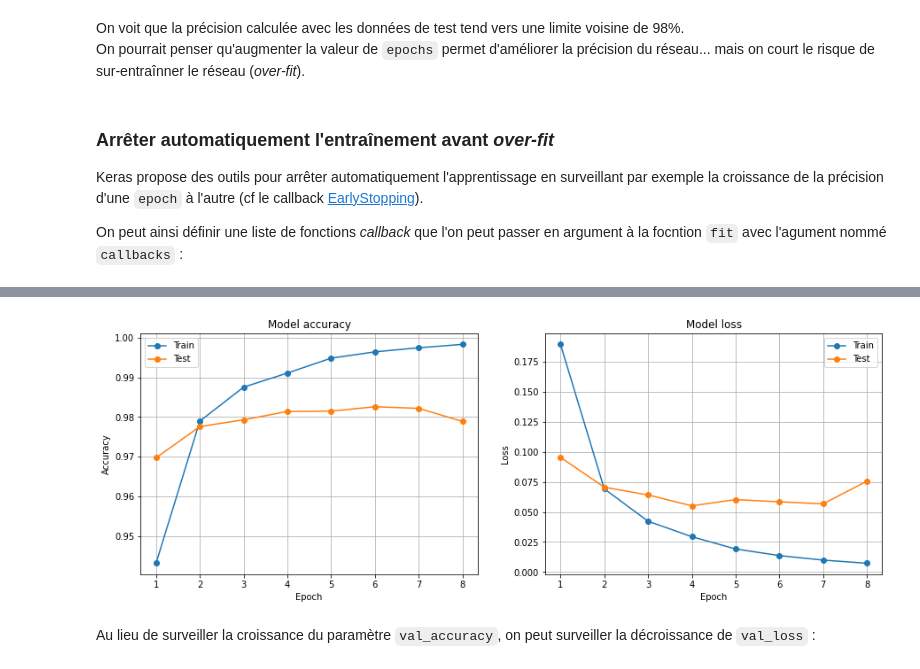
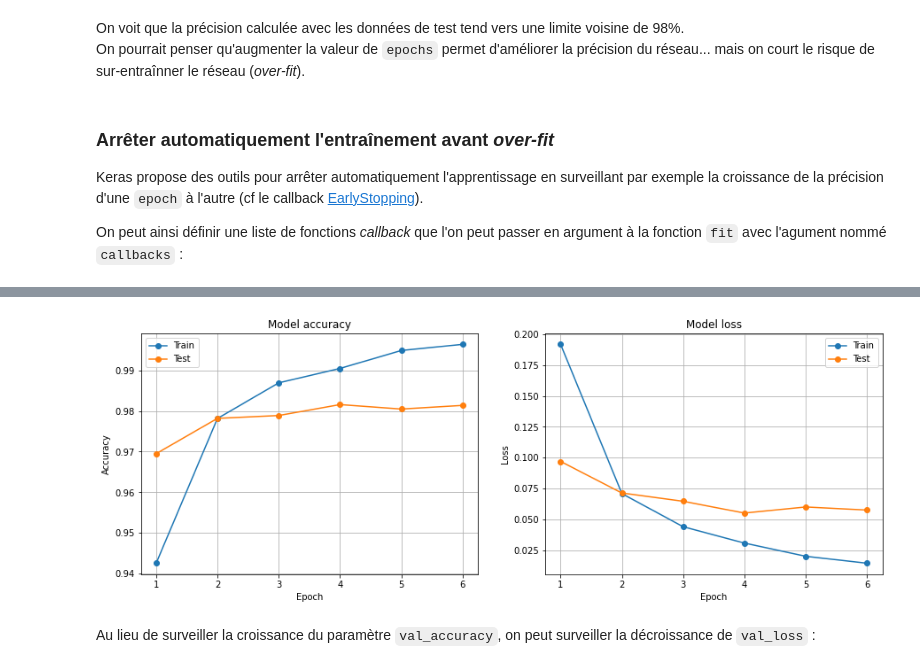
Before and after one commit to cjlux/mnist_tf2, a Jupyter notebook: Sol_TP1_MNIST_dense-full.ipynb, the cells around one changed output, grey strips where cells are left out. Drawn from its saved outputs; the diff is of its cells as text; code cells hidden in the pictures.

```diff
--- a/Sol_TP1_MNIST_dense-full.ipynb
+++ b/Sol_TP1_MNIST_dense-full.ipynb
@@ -548,8 +553,8 @@ $\leadsto$ c'est comme si on avait fait un `model.fit(x_train, y_train, epochs=1
 # %%
 # recharger l'état initial du réseau:
-key = 'model1_initial'
+key = 'model_initial'
 model.load_weights('weights/'+key)
 
 for _ in range(10):
-    hist = model.fit(x_train, y_train, epochs=1, batch_size=128)
+    hist = model.fit(x_train, y_train, epochs=1, batch_size=64)
 # %% [output]
@@ -568,8 +573,8 @@ Dans la cellule suivante, on réinitialise bien l'état initial du réseau **ava
 # %%
 for _ in range(10):
     # recharger l'état initial du réseau:
-    key = 'model1_initial'
+    key = 'model_initial'
     model.load_weights('weights/'+key)
 
-    hist = model.fit(x_train, y_train, epochs=1, batch_size=128)
+    hist = model.fit(x_train, y_train, epochs=1, batch_size=64)
 # %% [output]
@@ -588,9 +593,9 @@ Et dans cet essai, on ré-initialise la graine tensorflow avec `tf.random.set_se
 # %%
 for _ in range(10):
     # recharger l'état initial du réseau:
-    key = 'model1_initial'
+    key = 'model_initial'
     model.load_weights('weights/'+key)
     tf.random.set_seed(SEED)
 
-    hist = model.fit(x_train, y_train, epochs=1, batch_size=128)
+    hist = model.fit(x_train, y_train, epochs=1, batch_size=64)
 # %% [output]
@@ -611,6 +616,6 @@ Pour avoir un indicateur réaliste de la qualité du réseau entraîné on peut
 # %%
 # recharger l'état initial du réseau:
-key = 'model1_initial'
+key = 'model_initial'
 model.load_weights('weights/'+key)
 tf.random.set_seed(SEED)
 
@@ -658,20 +662,20 @@ On pourrait penser qu'augmenter la valeur de `epochs` permet d'améliorer la pr
 Keras propose des outils pour arrêter automatiquement l'apprentissage en surveillant par exemple la croissance de la précision d'une `epoch` à l'autre (cf le callback  [EarlyStopping](https://www.tensorflow.org/api_docs/python/tf/keras/callbacks/EarlyStopping)).
 
 
-On peut ainsi définir une liste de fonctions *callback* que l'on peut passer en argument à la focntion `fit` avec l'agument nommé  `callbacks` :
+On peut ainsi définir une liste de fonctions *callback* que l'on peut passer en argument à la fonction `fit` avec l'agument nommé  `callbacks` :
 # %%
 from tensorflow.keras.callbacks import EarlyStopping
 
 callbacks_list = [
     EarlyStopping(monitor='val_accuracy',  # la grandeur à surveiller
-                  patience=2,              # accepter que 'val_accuracy' diminue 2 fois de suite
+                  patience=2,              # accepter que 'val_accuracy' diminue 2 fois en tout
                   mode='max',              # arrêter si le paramètre décroît
                   restore_best_weights=True,
                   verbose=1)
 ]
 
 # recharger l'état initial du réseau:
-key = 'model1_initial'
+key = 'model_initial'
 model.load_weights('weights/'+key)
 tf.random.set_seed(SEED)
 
@@ -705,4 +705,4 @@ Epoch 00008: early stopping
-[figure, old version]
+[figure, new version]
 # %% [markdown]
 Au lieu de surveiller la croissance du paramètre `val_accuracy`, on peut surveiller la décroissance de `val_loss` :
 # %%
```
Also changed, not shown: parts of 54 cells of this notebook, 2 other files.
